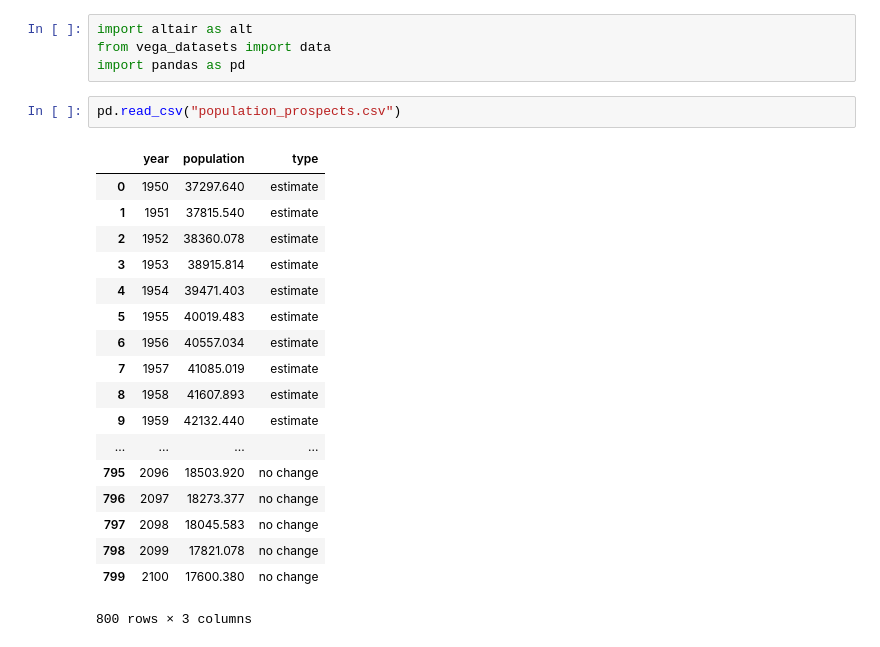
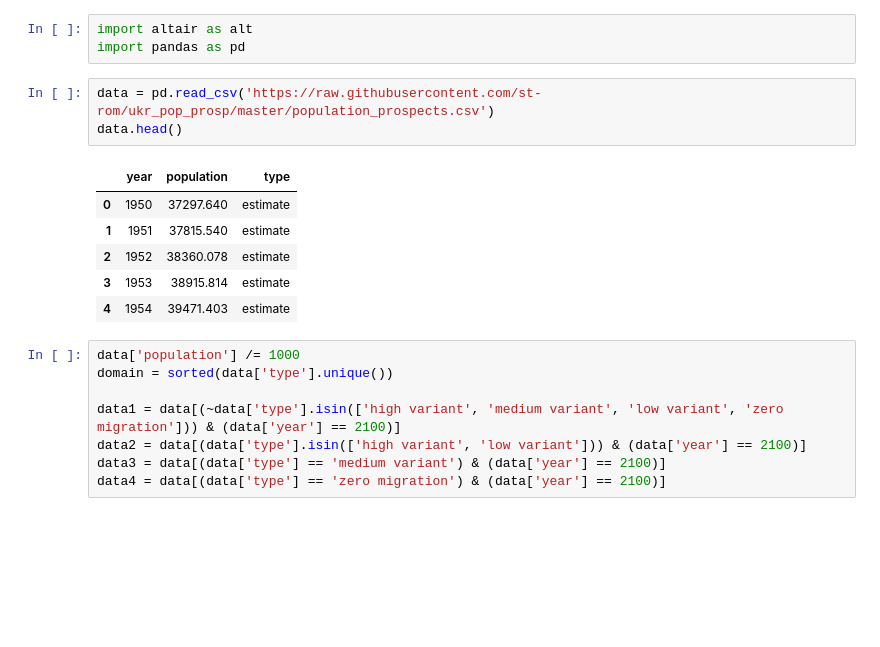
Before and after one commit to st-rom/ukr_pop_prosp, a Jupyter notebook: hw1.ipynb, the cells around one changed output. Drawn from its saved outputs; the diff is of its cells as text; blank space fills up the shorter version.

```diff
--- a/hw1.ipynb
+++ b/hw1.ipynb
@@ -1,25 +1,21 @@
 # %%
 import altair as alt
-from vega_datasets import data
 import pandas as pd
-# %%
-pd.read_csv("population_prospects.csv")
-# %% [output]
-|  | year | population | type |
-| 0 | 1950 | 37297.640 | estimate |
-| 1 | 1951 | 37815.540 | estimate |
-| 2 | 1952 | 38360.078 | estimate |
-| 3 | 1953 | 38915.814 | estimate |
-| 4 | 1954 | 39471.403 | estimate |
-| 5 | 1955 | 40019.483 | estimate |
-| 6 | 1956 | 40557.034 | estimate |
-| 7 | 1957 | 41085.019 | estimate |
-| 8 | 1958 | 41607.893 | estimate |
-| 9 | 1959 | 42132.440 | estimate |
-| ... | ... | ... | ... |
-| 795 | 2096 | 18503.920 | no change |
-| 796 | 2097 | 18273.377 | no change |
-| 797 | 2098 | 18045.583 | no change |
-| 798 | 2099 | 17821.078 | no change |
-| 799 | 2100 | 17600.380 | no change |
-800 rows × 3 columns
+# %%
+data = pd.read_csv('https://raw.githubusercontent.com/st-rom/ukr_pop_prosp/master/population_prospects.csv')
+data.head()
+# %% [output]
+|  | year | population | type |
+| 0 | 1950 | 37297.640 | estimate |
+| 1 | 1951 | 37815.540 | estimate |
+| 2 | 1952 | 38360.078 | estimate |
+| 3 | 1953 | 38915.814 | estimate |
+| 4 | 1954 | 39471.403 | estimate |
+# %%
+data['population'] /= 1000
+domain = sorted(data['type'].unique())
+
+data1 = data[(~data['type'].isin(['high variant', 'medium variant', 'low variant', 'zero migration'])) & (data['year'] == 2100)]
+data2 = data[(data['type'].isin(['high variant', 'low variant'])) & (data['year'] == 2100)]
+data3 = data[(data['type'] == 'medium variant') & (data['year'] == 2100)]
+data4 = data[(data['type'] == 'zero migration') & (data['year'] == 2100)]
```
Also changed, not shown: parts of 4 cells of this notebook.
